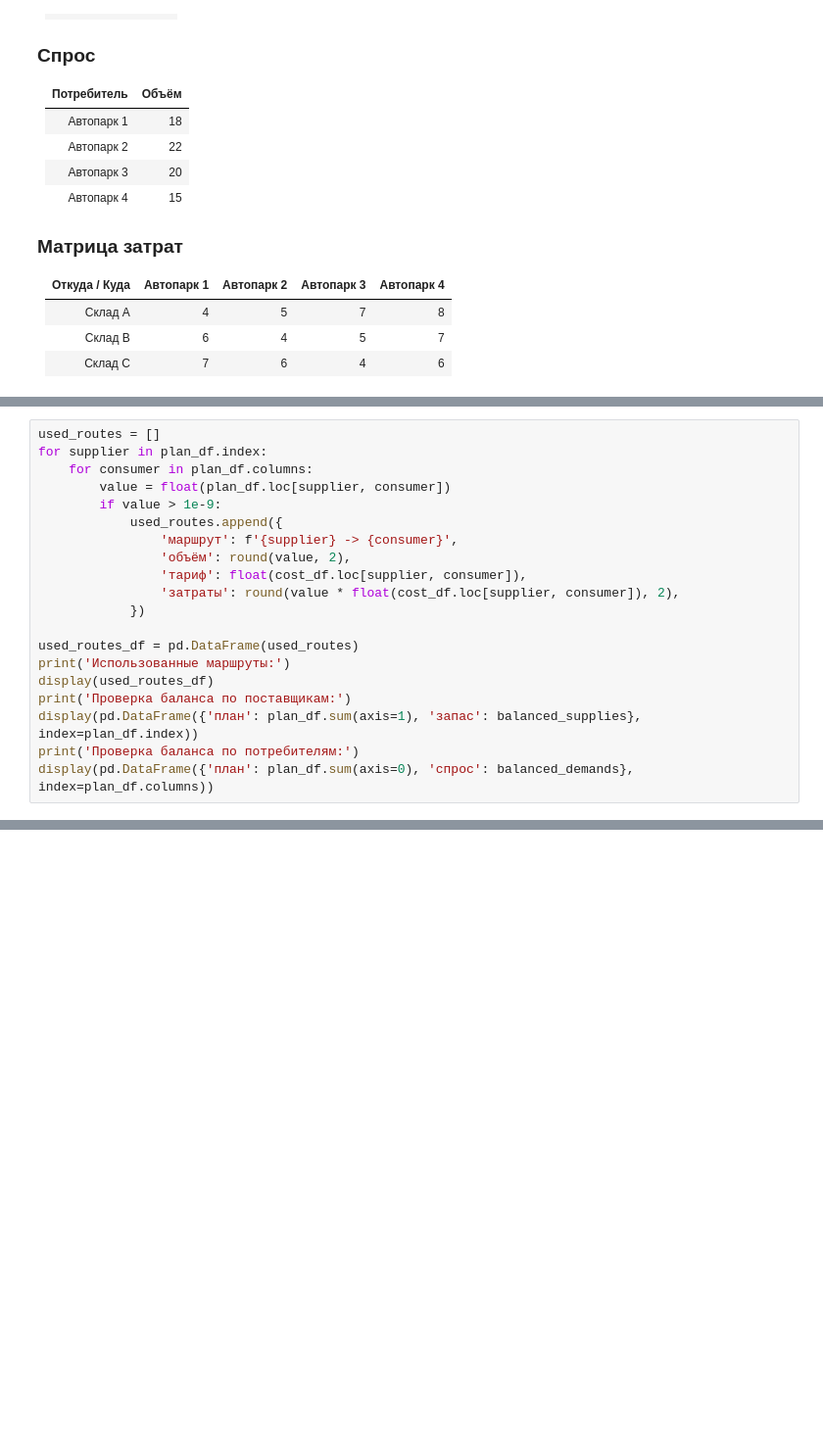
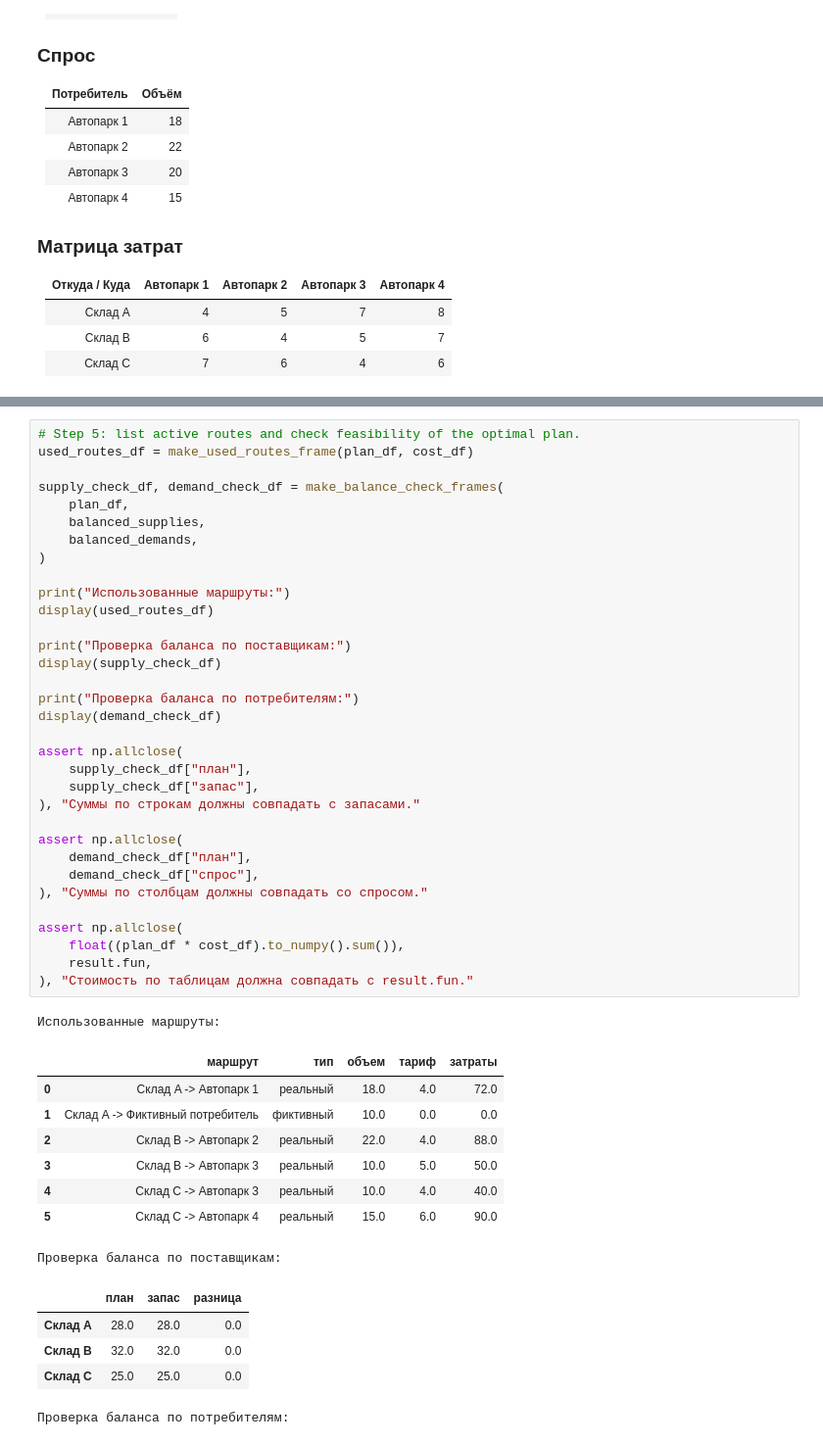
Before and after one commit to remote-worker-prof/edu-operations-research, a Jupyter notebook: 02-lab-transport-problem/examples-civil/lab_02_example_civil_03.ipynb, the cells around one changed output, grey strips where cells are left out. Shown at 98% size. Drawn from its saved outputs; the diff is of its cells as text; blank space fills up the shorter version.

```diff
--- a/02-lab-transport-problem/examples-civil/lab_02_example_civil_03.ipynb
+++ b/02-lab-transport-problem/examples-civil/lab_02_example_civil_03.ipynb
@@ -124,20 +35,0 @@ display(cost_df)
-# %%
-used_routes = []
-for supplier in plan_df.index:
-    for consumer in plan_df.columns:
-        value = float(plan_df.loc[supplier, consumer])
-        if value > 1e-9:
-            used_routes.append({
-                'маршрут': f'{supplier} -> {consumer}',
-                'объём': round(value, 2),
-                'тариф': float(cost_df.loc[supplier, consumer]),
-                'затраты': round(value * float(cost_df.loc[supplier, consumer]), 2),
-            })
-
-used_routes_df = pd.DataFrame(used_routes)
-print('Использованные маршруты:')
-display(used_routes_df)
-print('Проверка баланса по поставщикам:')
-display(pd.DataFrame({'план': plan_df.sum(axis=1), 'запас': balanced_supplies}, index=plan_df.index))
-print('Проверка баланса по потребителям:')
-display(pd.DataFrame({'план': plan_df.sum(axis=0), 'спрос': balanced_demands}, index=plan_df.columns))
@@ -172,0 +514,48 @@ display(pd.DataFrame({'план': plan_df.sum(axis=0), 'спрос': balanced_de
+# %%
+# Step 5: list active routes and check feasibility of the optimal plan.
+used_routes_df = make_used_routes_frame(plan_df, cost_df)
+
+supply_check_df, demand_check_df = make_balance_check_frames(
+    plan_df,
+    balanced_supplies,
+    balanced_demands,
+)
+
+print("Использованные маршруты:")
+display(used_routes_df)
+
+print("Проверка баланса по поставщикам:")
+display(supply_check_df)
+
+print("Проверка баланса по потребителям:")
+display(demand_check_df)
+
+assert np.allclose(
+    supply_check_df["план"],
+    supply_check_df["запас"],
+), "Суммы по строкам должны совпадать с запасами."
+
+assert np.allclose(
+    demand_check_df["план"],
+    demand_check_df["спрос"],
+), "Суммы по столбцам должны совпадать со спросом."
+
+assert np.allclose(
+    float((plan_df * cost_df).to_numpy().sum()),
+    result.fun,
+), "Стоимость по таблицам должна совпадать с result.fun."
+# %% [output]
+Использованные маршруты:
+|  | маршрут | тип | объем | тариф | затраты |
+| 0 | Склад A -> Автопарк 1 | реальный | 18.0 | 4.0 | 72.0 |
+| 1 | Склад A -> Фиктивный потребитель | фиктивный | 10.0 | 0.0 | 0.0 |
+| 2 | Склад B -> Автопарк 2 | реальный | 22.0 | 4.0 | 88.0 |
+| 3 | Склад B -> Автопарк 3 | реальный | 10.0 | 5.0 | 50.0 |
+| 4 | Склад C -> Автопарк 3 | реальный | 10.0 | 4.0 | 40.0 |
+| 5 | Склад C -> Автопарк 4 | реальный | 15.0 | 6.0 | 90.0 |
+Проверка баланса по поставщикам:
+|  | план | запас | разница |
+| Склад A | 28.0 | 28.0 | 0.0 |
+| Склад B | 32.0 | 32.0 | 0.0 |
+| Склад C | 25.0 | 25.0 | 0.0 |
+Проверка баланса по потребителям:
```
Also changed, not shown: parts of 8 cells of this notebook, 14 other files.
